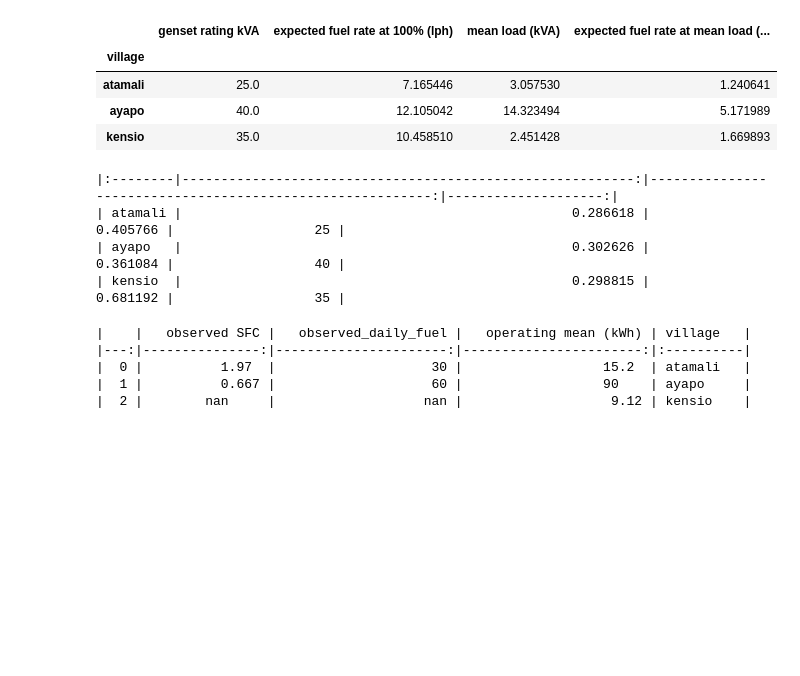
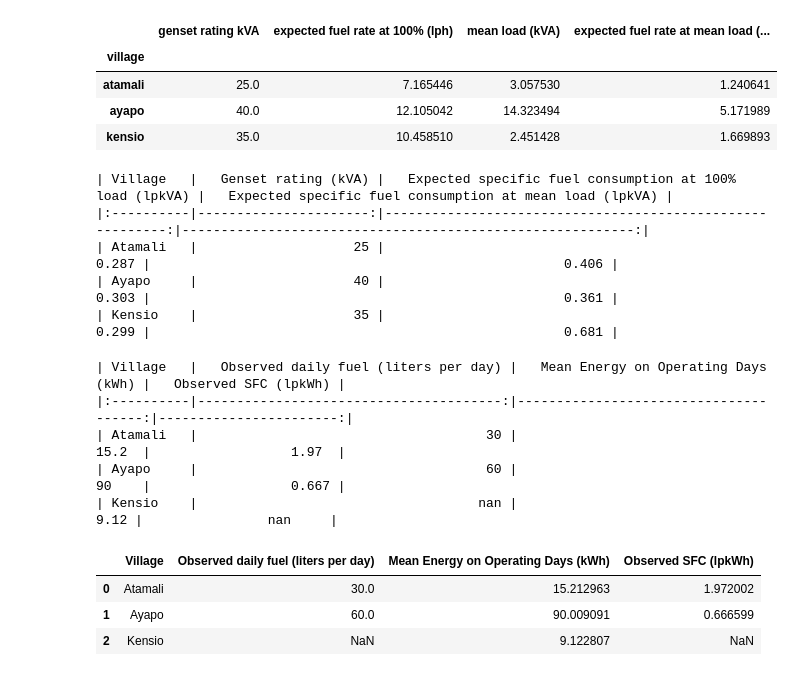
Before and after one commit to dsoto/WP19, a Jupyter notebook: analysis/SI-marginal-cost.ipynb, the cells around one changed output. Drawn from its saved outputs; the diff is of its cells as text; code cells hidden in the pictures; blank space fills up the shorter version.

```diff
--- a/analysis/SI-marginal-cost.ipynb
+++ b/analysis/SI-marginal-cost.ipynb
@@ -207,30 +207,38 @@ for rfd in wpa.raw_file_data[2:]:
     specific_fuel_consumption_100 = get_fuel_rate(rating, load) / load
     load = mean_kVA
     specific_fuel_consumption_mean = get_fuel_rate(rating, load) / load
-    data.append({'village' : vname,
-                 'genset rating kVA' : rfd['genset_rating_kVA'],
+    data.append({'Village' : vname.title(),
+                 'Genset rating (kVA)' : rfd['genset_rating_kVA'],
                  #'expected fuel rate at 100% (lph)' : get_fuel_rate(rfd['genset_rating_kVA'], rfd['genset_rating_kVA'] * 1.0),
                  #'mean load (kVA)' : mean_kVA,
                 #'expected fuel rate at mean load (lph)' : get_fuel_rate(rfd['genset_rating_kVA'], mean_kVA),
-                'expected specific fuel consumption at 100% load (lpkVA)': specific_fuel_consumption_100,
-                'expected specific fuel consumption at mean load (lpkVA)': specific_fuel_consumption_mean,
+                'Expected specific fuel consumption at 100% load (lpkVA)': specific_fuel_consumption_100,
+                'Expected specific fuel consumption at mean load (lpkVA)': specific_fuel_consumption_mean,
                 })
 
 data = pd.DataFrame(data)
-data = data.set_index(['village'])
+#data = data.set_index(['village'])
 #data = data[['genset rating kVA',
 #             'expected fuel rate at 100% (lph)',
 #             'mean load (kVA)',
 #             'expected fuel rate at mean load (lph)']]
+data = data[['Village',
+             'Genset rating (kVA)',
+             'Expected specific fuel consumption at 100% load (lpkVA)',
+             'Expected specific fuel consumption at mean load (lpkVA)']]
 
-print(tabulate.tabulate(data, tablefmt='pipe', headers=data.columns))
+table_string = tabulate.tabulate(data, tablefmt='pipe', floatfmt='.3g', headers=data.columns, showindex=False)
+
+print(table_string)
+
 with open('../tables/modeled_SFC.md', 'w') as f:
-    f.write(tabulate.tabulate(data, tablefmt='pipe', floatfmt='.3g', headers=data.columns))
+    f.write(table_string)
 # %% [output]
-|:--------|----------------------------------------------------------:|----------------------------------------------------------:|--------------------:|
-| atamali |                                                  0.286618 |                                                  0.405766 |                  25 |
-| ayapo   |                                                  0.302626 |                                                  0.361084 |                  40 |
-| kensio  |                                                  0.298815 |                                                  0.681192 |                  35 |
+| Village   |   Genset rating (kVA) |   Expected specific fuel consumption at 100% load (lpkVA) |   Expected specific fuel consumption at mean load (lpkVA) |
+|:----------|----------------------:|----------------------------------------------------------:|----------------------------------------------------------:|
+| Atamali   |                    25 |                                                     0.287 |                                                     0.406 |
+| Ayapo     |                    40 |                                                     0.303 |                                                     0.361 |
+| Kensio    |                    35 |                                                     0.299 |                                                     0.681 |
 # %%
 # observed specific fuel consumption
 
@@ -244,28 +252,38 @@ for rfd in wpa.raw_file_data[2:]:
 # %%
 data = []
 for rfd in wpa.raw_file_data[2:]:
     vname = rfd['village_name']
     daily_energy = data_zf[vname]['kWh export'].diff().resample('D').sum()
     operating_daily_energy = daily_energy[daily_energy > 0]
     try:
         observed_fuel = rfd['observed_fuel_liter_per_day']
         observed_SFC = observed_fuel / operating_daily_energy.mean()
     except:
         observed_fuel = None
         observed_SFC = None
-    data.append({'village' : vname,
-                 'observed_daily_fuel' : observed_fuel,
-                 'operating mean (kWh)' : operating_daily_energy.mean(),
-                'observed SFC' : observed_SFC})
+    data.append({'Village' : vname.title(),
+                 'Observed daily fuel (liters per day)' : observed_fuel,
+                 'Mean Energy on Operating Days (kWh)' : operating_daily_energy.mean(),
+                 'Observed SFC (lpkWh)' : observed_SFC})
 
 table = pd.DataFrame(data)
-print(tabulate.tabulate(table, tablefmt='pipe', headers=table.columns, floatfmt='.3g'))
+table = table[['Village', 'Observed daily fuel (liters per day)',
+               'Mean Energy on Operating Days (kWh)', 'Observed SFC (lpkWh)']]
+
+table_string = tabulate.tabulate(table, tablefmt='pipe', headers=table.columns, floatfmt='.3g', showindex=False)
+
+with open('../tables/observed_SFC.md', 'w') as f:
+    f.write(table_string)
+
+print(table_string)
 table
-with open('../tables/observed_SFC.md', 'w') as f:
-    f.write(tabulate.tabulate(table, tablefmt='pipe', floatfmt='.3g', headers=table.columns))
 # %% [output]
-|    |   observed SFC |   observed_daily_fuel |   operating mean (kWh) | village   |
-|---:|---------------:|----------------------:|-----------------------:|:----------|
-|  0 |          1.97  |                    30 |                  15.2  | atamali   |
-|  1 |          0.667 |                    60 |                  90    | ayapo     |
-|  2 |        nan     |                   nan |                   9.12 | kensio    |
+| Village   |   Observed daily fuel (liters per day) |   Mean Energy on Operating Days (kWh) |   Observed SFC (lpkWh) |
+|:----------|---------------------------------------:|--------------------------------------:|-----------------------:|
+| Atamali   |                                     30 |                                 15.2  |                  1.97  |
+| Ayapo     |                                     60 |                                 90    |                  0.667 |
+| Kensio    |                                    nan |                                  9.12 |                nan     |
+|  | Village | Observed daily fuel (liters per day) | Mean Energy on Operating Days (kWh) | Observed SFC (lpkWh) |
+| 0 | Atamali | 30.0 | 15.212963 | 1.972002 |
+| 1 | Ayapo | 60.0 | 90.009091 | 0.666599 |
+| 2 | Kensio | NaN | 9.122807 | NaN |
```
Also changed, not shown: parts of 5 cells of this notebook, 8 other files.
